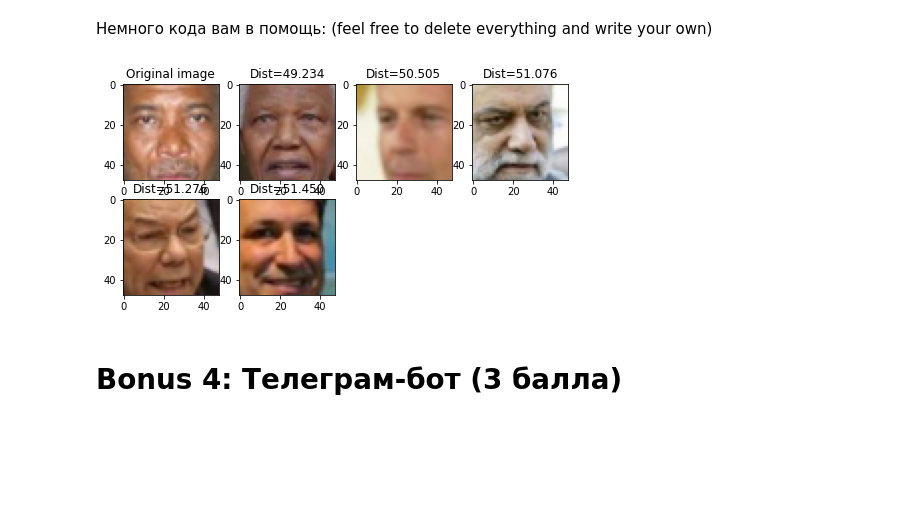
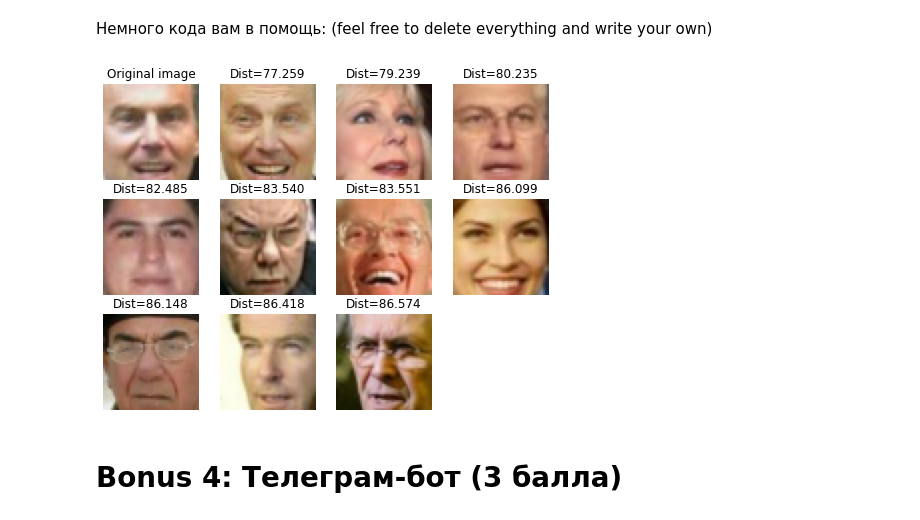
Before and after one commit to ondar07/dls2020-final-project-autoencoders, a Jupyter notebook: notebooks/autoencoders.ipynb, the cells around one changed output. Drawn from its saved outputs; the diff is of its cells as text; code cells hidden in the pictures; blank space fills up the shorter version.

```diff
--- a/notebooks/autoencoders.ipynb
+++ b/notebooks/autoencoders.ipynb
@@ -1589,9 +1589,10 @@ with torch.no_grad():
 train_data_latent_codes = np.vstack(train_data_latent_codes)
 # %%
 # обучаем LSHForest
-#from sklearn.neighbors import LSHForest
-from sklearn.neighbors import NearestNeighbors
-nearest_neighbors = NearestNeighbors(n_neighbors=5).fit(train_data_latent_codes)
+#from sklearn.neighbors import LSHForest # не нашел в sklearn 0.23.2
+from sklearn.neighbors import NearestNeighbors # unsupervised knn (https://scikit-learn.org/stable/modules/neighbors.html#unsupervised-nearest-neighbors)
+
+nearest_neighbors = NearestNeighbors(n_neighbors=5, algorithm='ball_tree').fit(train_data_latent_codes)
 # %%
 def get_similar(image, n_neighbors=5):
     # функция, которая берет тестовый image и с помощью метода kneighbours у LSHForest ищет ближайшие векторы
@@ -1605,26 +1606,29 @@ def get_similar(image, n_neighbors=5):
     (distances,),(idx,) = nearest_neighbors.kneighbors(code, n_neighbors=n_neighbors)
     return distances, lfw_train_dataset.get_batch_tensors_by_indexes(idx)
 # %%
-def show_similar(image):
+def show_similar(image, n_neighbors=5):
 
     # функция, которая принимает тестовый image, ищет ближайшие к нему и визуализирует результат
 
-    distances,neighbors = get_similar(image,n_neighbors=5)
+    distances,neighbors = get_similar(image, n_neighbors=n_neighbors)
 
     plt.figure(figsize=[8,6])
     plt.subplot(3,4,1)
     plt.imshow(image.cpu().numpy().transpose([1,2,0]))
     plt.title("Original image")
+    plt.axis('off')
 
-    for i in range(5):
+    for i in range(n_neighbors):
         plt.subplot(3,4,i+2)
         plt.imshow(neighbors[i].cpu().numpy().transpose([1,2,0]))
         plt.title("Dist=%.3f"%distances[i])
+        plt.axis('off')
+
     plt.show()
 # %%
-show_similar(lfw_valid_dataset[1])
+show_similar(lfw_valid_dataset[555], n_neighbors=10)
 # %% [output]
-[figure, old version]
+[figure, new version]
 # %% [markdown]
 # Bonus 4: Телеграм-бот (3 балла)
 # %% [markdown]
```
Also changed, not shown: parts of 7 cells of this notebook.
